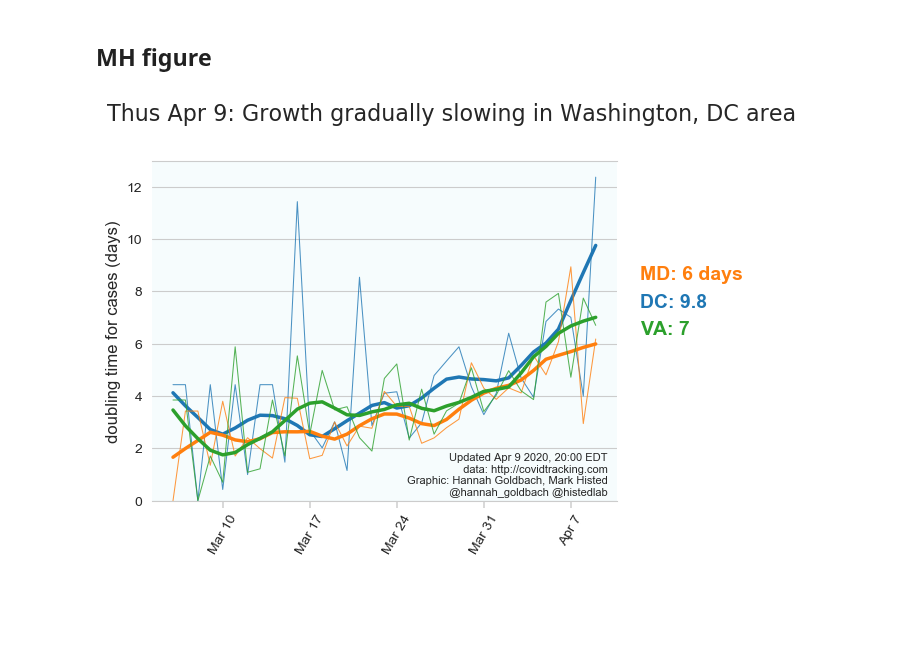
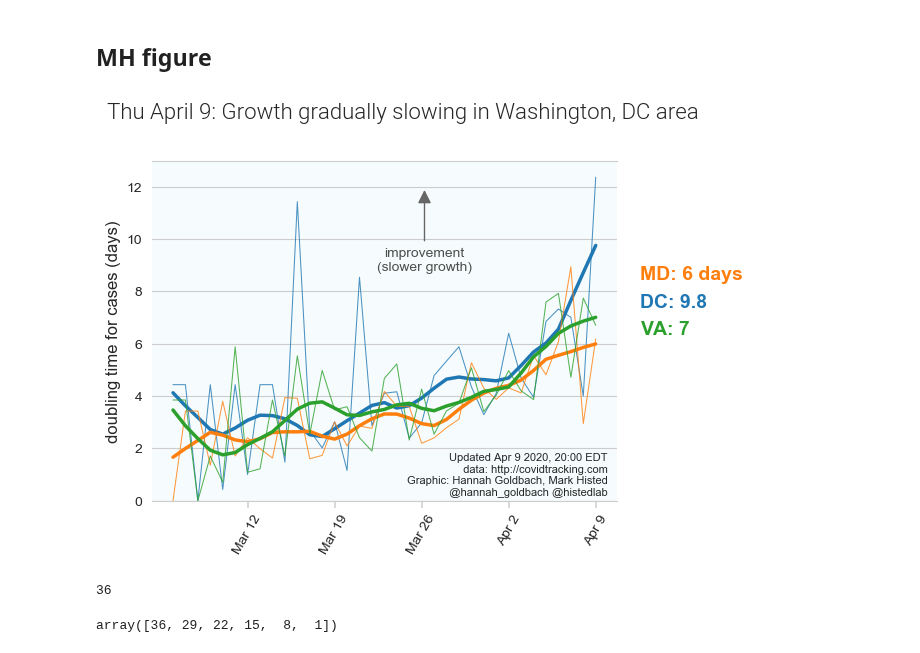
Before and after one commit to histed/DC-area-coronavirus-tracking, a Jupyter notebook: 200401-MH-HG-Covidtracking.ipynb, the cells around one changed output. Drawn from its saved outputs; the diff is of its cells as text; code cells hidden in the pictures; blank space fills up the shorter version.

```diff
--- a/200401-MH-HG-Covidtracking.ipynb
+++ b/200401-MH-HG-Covidtracking.ipynb
@@ -390,34 +389,48 @@ for (iS,st) in enumerate(['MD', 'DC', 'VA']):
     ax.annotate(tStr, xy=xy,
                 xycoords='axes fraction', color=paramsC.loc[st, 'color'], ha='left',
                 fontweight='bold', fontsize=14)
 
 #plt.legend()
 plt.ylabel('doubling time for cases (days)', fontsize=12)
 
 plt.grid(False, which='both', axis='x')
 sns.despine(left=True, right=True, top=False, bottom=False)
 
 x_dates = dtV.dt.strftime('%b %-d')
-xt = r_[5:len(x_dates):7]
+xt = r_[len(x_dates)-1:0:-7][::-1]
 ax.set_xticks(xt-1)
 ax.set_ylim([0,ax.get_ylim()[-1]])
 ax.tick_params(axis='x', length=5, bottom=True, direction='out', width=0.25)
 ax.set_xticklabels(x_dates[::-1].iloc[xt], rotation=60)
 
 
 
 ax.annotate(tCredStr, fontsize=8, va='bottom', ha='right',
               xy=(0.98,0.01), xycoords='axes fraction')
-fig.suptitle('Thus Apr 9: Growth gradually slowing in Washington, DC area',
+
+tStr = datetime.date.today().strftime('%a %B %-d')
+fig.suptitle('%s: Growth gradually slowing in Washington, DC area' % tStr,
              fontsize=16, fontname='Roboto', fontweight='light',
              x=0.05, y=1.01, ha='left', va='top')
 
 
-
+ax.annotate('improvement\n(slower growth)', xy=(0.5,0.8), xycoords='figure fraction',
+            textcoords='offset points', xytext=(0,-60),
+            arrowprops=dict(arrowstyle='-|>,head_width=0.4,head_length=0.8', connectionstyle='arc3', color='0.4', lw=1),
+            color='0.3', ha='center')
 
 
 if doSave:
     fig.savefig('./fig-output/doubling-MH-%s.png'%datestr, facecolor=fig.get_facecolor(),
             dpi=300, bbox_inches='tight', pad_inches=0.5)
 # %% [output]
-[figure, old version]
+[figure, new version]
+# %%
+r_[10:1:-7]
+len(x_dates)
+# %% [output]
+36
+# %%
+r_[len(x_dates):0:-7]
+# %% [output]
+array([36, 29, 22, 15,  8,  1])
```
Also changed, not shown: parts of 2 cells of this notebook, 4 other files.
